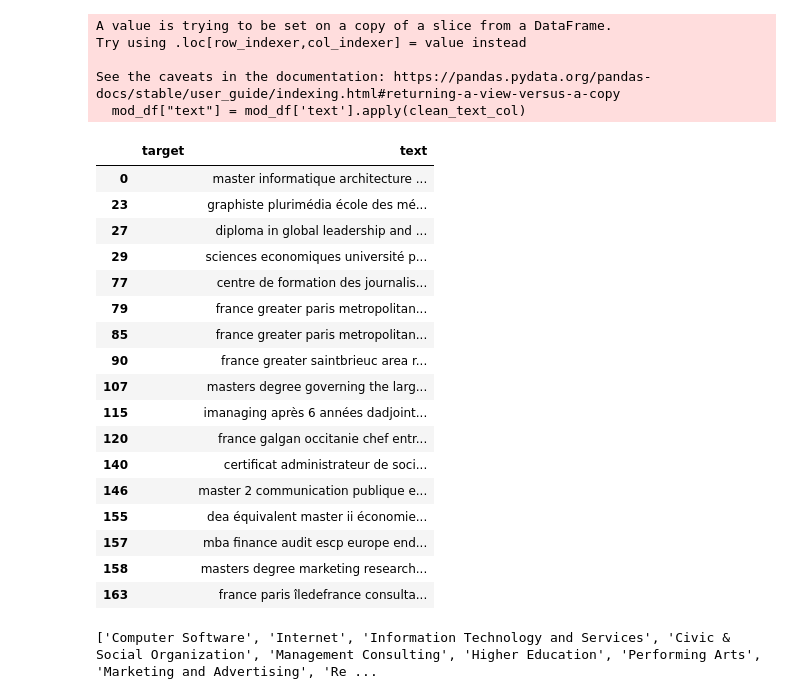
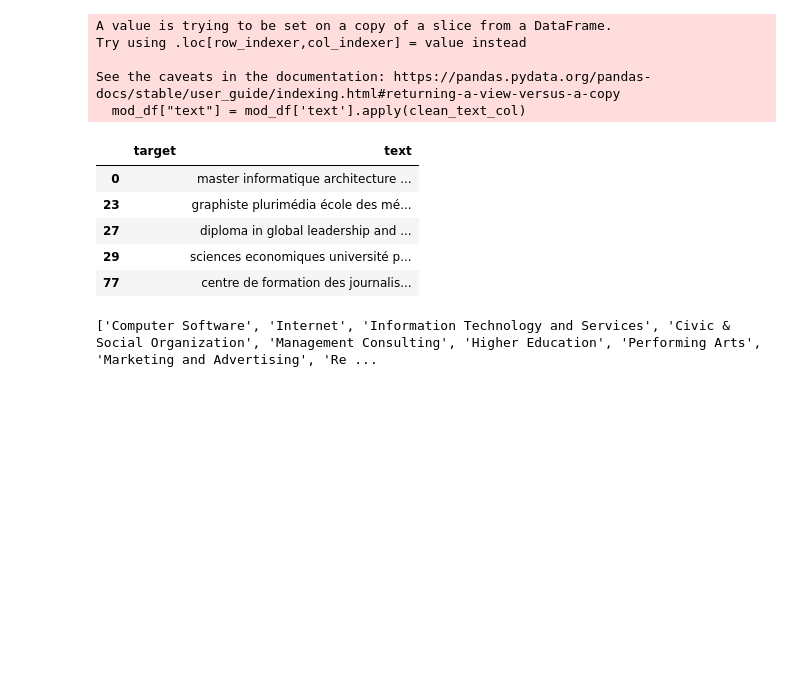
Before and after one commit to tatdef/IH_final_project, a Jupyter notebook: modeling/NLP_modeling_2.ipynb, the cells around one changed output. Saved outputs shown, nothing was run; the diff lists cells and outputs as text; code cells hidden in the pictures; blank space fills up the shorter version.

```diff
--- a/modeling/NLP_modeling_2.ipynb
+++ b/modeling/NLP_modeling_2.ipynb
@@ -127,27 +122,15 @@ See the caveats in the documentation: https://pandas.pydata.org/pandas-docs/stab
 # %%
 # keep this dataframe because it could be useful to test the model later
 exp1_industry_nan= mod_df.loc[mod_df["target"]=='']
 mod_df= mod_df.loc[mod_df["target"]!='']
-exp1_industry_nan
+exp1_industry_nan.head()
 # %% [output]
 |  | target | text |
 | 0 |  | master informatique architecture ... |
 | 23 |  | graphiste plurimédia école des mé... |
 | 27 |  | diploma in global leadership and ... |
 | 29 |  | sciences economiques université p... |
 | 77 |  | centre de formation des journalis... |
-| 79 |  | france greater paris metropolitan... |
-| 85 |  | france greater paris metropolitan... |
-| 90 |  | france greater saintbrieuc area r... |
-| 107 |  | masters degree governing the larg... |
-| 115 |  | imanaging après 6 années dadjoint... |
-| 120 |  | france galgan occitanie chef entr... |
-| 140 |  | certificat administrateur de soci... |
-| 146 |  | master 2 communication publique e... |
-| 155 |  | dea équivalent master ii économie... |
-| 157 |  | mba finance audit escp europe end... |
-| 158 |  | masters degree marketing research... |
-| 163 |  | france paris îledefrance consulta... |
 # %%
 factor = pd.factorize(mod_df['target'])
 mod_df.target = factor[0]
```
Also changed, not shown: parts of 11 cells of this notebook, 1 other file.
